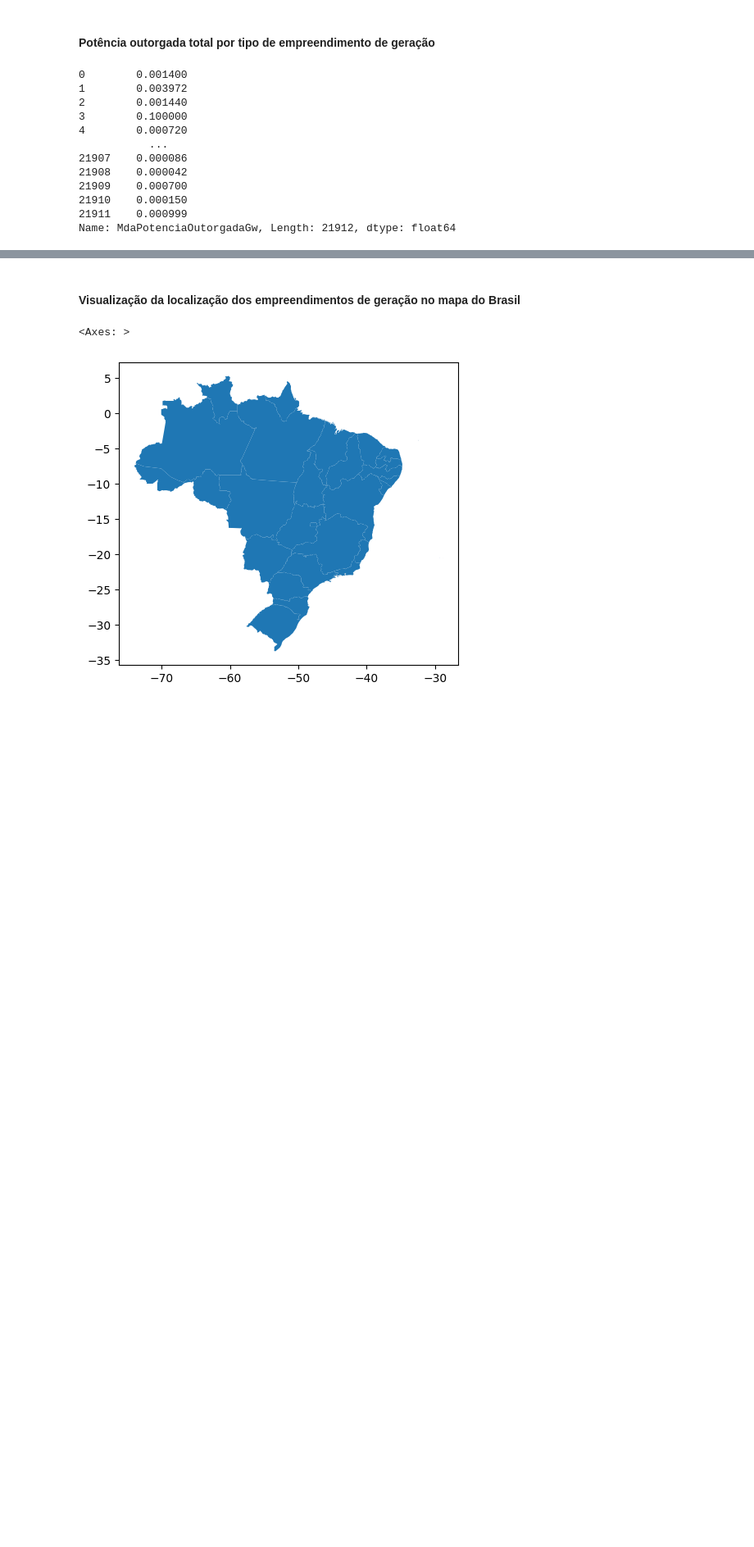
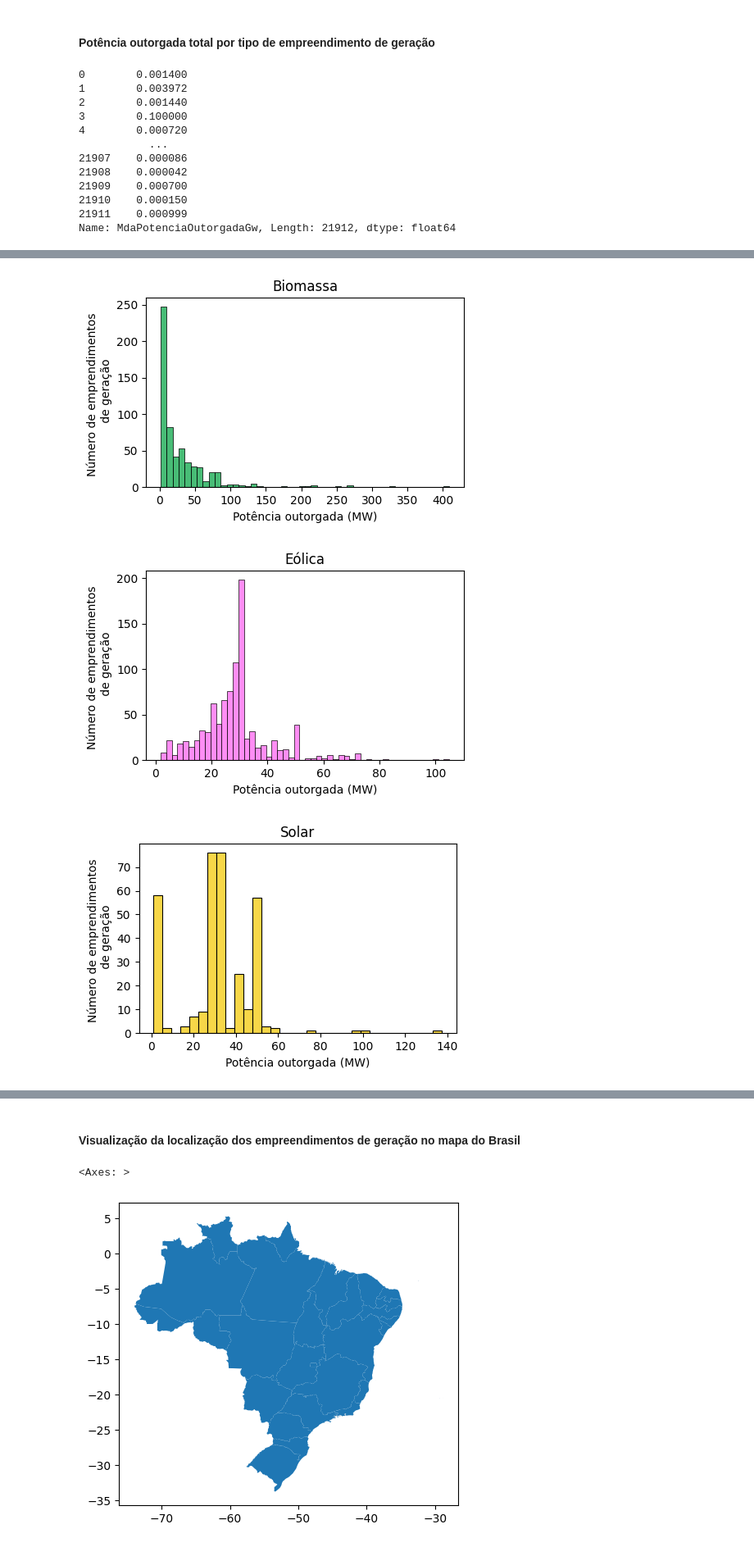
Before and after one commit to AlexandreWNeto/TCC_data_science_PUC_Minas, a Jupyter notebook: Cadernos/001_Mapa das usinas.ipynb, the cells around one changed output, grey strips where cells are left out. Shown at 82% size. Saved outputs shown, nothing was run; the diff lists cells and outputs as text; code cells hidden in the pictures; blank space fills up the shorter version.

```diff
--- a/Cadernos/001_Mapa das usinas.ipynb
+++ b/Cadernos/001_Mapa das usinas.ipynb
@@ -160,0 +155,27 @@ for c1 in eixo1.containers:
+# %%
+df_usinas_maiores = df_usinas[(df_usinas["MdaPotenciaOutorgadaKw"]>1000)]
+
+colors = ["#0aa648", "#ff67f1", "#f5ca0a", "#ff000d", "#3771c8"]
+fontes = ["Biomassa", "Eólica", "Solar", "Fóssil", "Hídrica"]
+
+
+for color, fonte in zip(colors, fontes):
+    figura, eixo = plt.subplots(figsize=(5,3))
+
+    if (fonte == "Fóssil" or fonte == "Hídrica"):
+        log_scale = True
+    else:
+        log_scale = False
+
+    sns.histplot(ax = eixo,
+            data=df_usinas_maiores[df_usinas_maiores["DscOrigemCombustivel"]==fonte],
+            x="MdaPotenciaOutorgadaMw",
+            color = color,
+            log_scale = log_scale
+           );
+    eixo.set(xlabel = "Potência outorgada (MW)", ylabel = "Número de emprendimentos \n de geração");
+    eixo.set_title(fonte);
+# %% [output]
+[figure, added]
+[figure, added]
+[figure, added]
```
Also changed, not shown: parts of 8 cells of this notebook, 6 other files.
